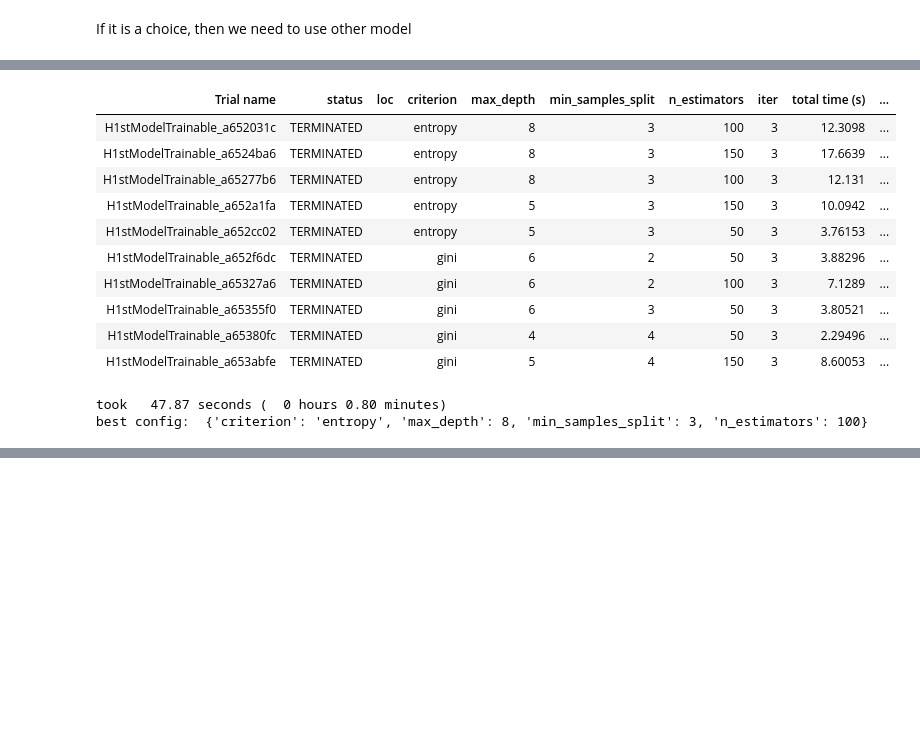
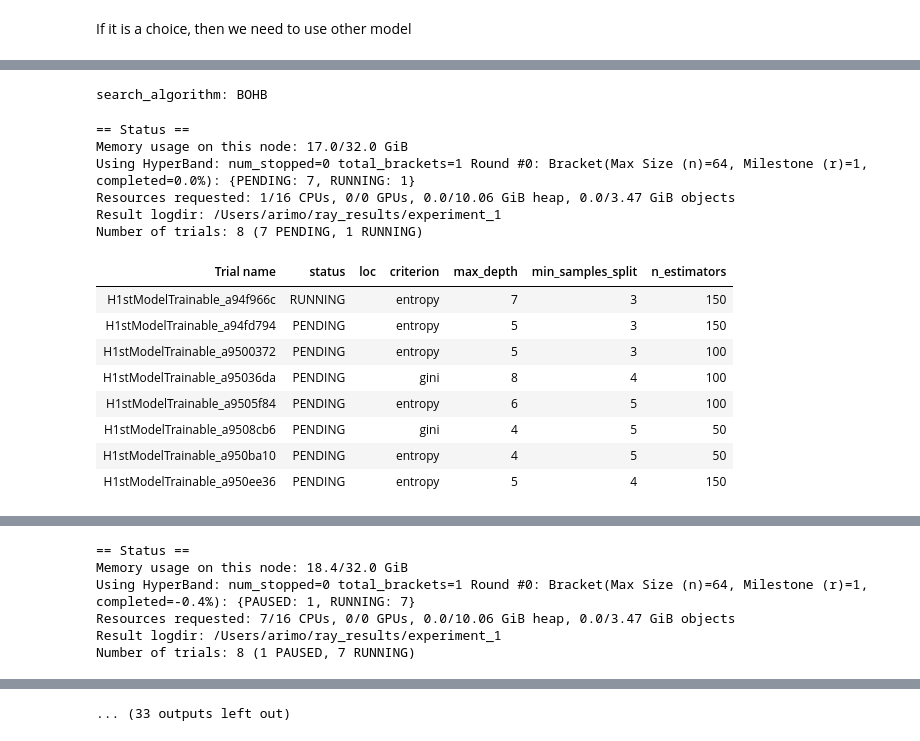
Before and after one commit to h1st-ai/h1st, a Jupyter notebook: examples/RayTune/Test_H1st_Tuner.ipynb, the cells around one changed output, grey strips where cells are left out. Cells and saved outputs as stored; diff of their text form; code cells hidden in the pictures; blank space fills up the shorter version.

```diff
--- a/examples/RayTune/Test_H1st_Tuner.ipynb
+++ b/examples/RayTune/Test_H1st_Tuner.ipynb
@@ -37,13 +37,13 @@ tuner = HyperParameterTuner()
 # ]
 
 parameters = [
-    {
-        'name': 'n_estimators',
-        'type': 'int',
-        'min': None,
-        'max': None,
-        'choice': [50, 100, 150]
-    },
+#     {
+#         'name': 'n_estimators',
+#         'type': 'int',
+#         'min': None,
+#         'max': None,
+#         'choice': [50, 100, 150]
+#     },
     {
         'name': 'max_depth',
         'type': 'int',
@@ -51,18 +51,18 @@ parameters = [
         'max': 8,
         'choice': []
     },
-    {
-        'name': 'criterion',
-        'type': 'str',
-        'min': None,
-        'max': None,
-        'choice': ['gini', 'entropy']
-    },
+#     {
+#         'name': 'criterion',
+#         'type': 'str',
+#         'min': None,
+#         'max': None,
+#         'choice': ['gini', 'entropy']
+#     },
     {
         'name': 'min_samples_split',
         'type': 'int',
-        'min': 2,
-        'max': 4,
+        'min': 3,
+        'max': 5,
         'choice': []
     }
 ]
@@ -70,14 +70,14 @@ parameters = [
 
 target_metrics = 'accuracy'
 options = {
-    'num_samples': 10,
+    'num_samples': 8,
     'stopping_criteria': {
         'training_iteration': 3,
     },
-    'max_concurrent': 16 #  default should be the number of cpu
+    'max_concurrent': 8 #  default should be the number of cpu
 }
 # %% [markdown]
 If it is a choice, then we need to use other model
 # %%
-analysis = tuner.run(SklearnRFClassifier, parameters, target_metrics, options, search_algorithm="BOHB")
+analysis = tuner.run(SklearnRFClassifier, parameters, target_metrics, options, search_algorithm="BOHB", verbose=2)
 # %% [output]
@@ -90,13 +88,16 @@ Number of trials: 10 (10 TERMINATED)
+search_algorithm: BOHB
+== Status ==
+Memory usage on this node: 17.0/32.0 GiB
+Using HyperBand: num_stopped=0 total_brackets=1 Round #0: Bracket(Max Size (n)=64, Milestone (r)=1, completed=0.0%): {PENDING: 7, RUNNING: 1}
+Resources requested: 1/16 CPUs, 0/0 GPUs, 0.0/10.06 GiB heap, 0.0/3.47 GiB objects
+Result logdir: /Users/arimo/ray_results/experiment_1
+Number of trials: 8 (7 PENDING, 1 RUNNING)
-| Trial name | status | loc | criterion | max_depth | min_samples_split | n_estimators | iter | total time (s) | ... |
-| H1stModelTrainable_a652031c | TERMINATED |  | entropy | 8 | 3 | 100 | 3 | 12.3098 | ... |
-| H1stModelTrainable_a6524ba6 | TERMINATED |  | entropy | 8 | 3 | 150 | 3 | 17.6639 | ... |
-| H1stModelTrainable_a65277b6 | TERMINATED |  | entropy | 8 | 3 | 100 | 3 | 12.131 | ... |
-| H1stModelTrainable_a652a1fa | TERMINATED |  | entropy | 5 | 3 | 150 | 3 | 10.0942 | ... |
-| H1stModelTrainable_a652cc02 | TERMINATED |  | entropy | 5 | 3 | 50 | 3 | 3.76153 | ... |
-| H1stModelTrainable_a652f6dc | TERMINATED |  | gini | 6 | 2 | 50 | 3 | 3.88296 | ... |
-| H1stModelTrainable_a65327a6 | TERMINATED |  | gini | 6 | 2 | 100 | 3 | 7.1289 | ... |
-| H1stModelTrainable_a65355f0 | TERMINATED |  | gini | 6 | 3 | 50 | 3 | 3.80521 | ... |
-| H1stModelTrainable_a65380fc | TERMINATED |  | gini | 4 | 4 | 50 | 3 | 2.29496 | ... |
-| H1stModelTrainable_a653abfe | TERMINATED |  | gini | 5 | 4 | 150 | 3 | 8.60053 | ... |
+| Trial name | status | loc | criterion | max_depth | min_samples_split | n_estimators |
+| H1stModelTrainable_a94f966c | RUNNING |  | entropy | 7 | 3 | 150 |
+| H1stModelTrainable_a94fd794 | PENDING |  | entropy | 5 | 3 | 150 |
+| H1stModelTrainable_a9500372 | PENDING |  | entropy | 5 | 3 | 100 |
+| H1stModelTrainable_a95036da | PENDING |  | gini | 8 | 4 | 100 |
+| H1stModelTrainable_a9505f84 | PENDING |  | entropy | 6 | 5 | 100 |
+| H1stModelTrainable_a9508cb6 | PENDING |  | gini | 4 | 5 | 50 |
+| H1stModelTrainable_a950ba10 | PENDING |  | entropy | 4 | 5 | 50 |
+| H1stModelTrainable_a950ee36 | PENDING |  | entropy | 5 | 4 | 150 |
-took   47.87 seconds (  0 hours 0.80 minutes)
-best config:  {'criterion': 'entropy', 'max_depth': 8, 'min_samples_split': 3, 'n_estimators': 100}
@@ -102,0 +145,6 @@ best config:  {'criterion': 'entropy', 'max_depth': 8, 'min_samples_split': 3, '
+== Status ==
+Memory usage on this node: 18.4/32.0 GiB
+Using HyperBand: num_stopped=0 total_brackets=1 Round #0: Bracket(Max Size (n)=64, Milestone (r)=1, completed=-0.4%): {PAUSED: 1, RUNNING: 7}
+Resources requested: 7/16 CPUs, 0/0 GPUs, 0.0/10.06 GiB heap, 0.0/3.47 GiB objects
+Result logdir: /Users/arimo/ray_results/experiment_1
+Number of trials: 8 (1 PAUSED, 7 RUNNING)
@@ -103,3 +196,4 @@ best config:  {'criterion': 'entropy', 'max_depth': 8, 'min_samples_split': 3, '
+... (33 outputs left out)
 # %%
 analysis.head(20)
 # %% [output]
```
Also changed, not shown: parts of 5 cells of this notebook, 1 other file.
